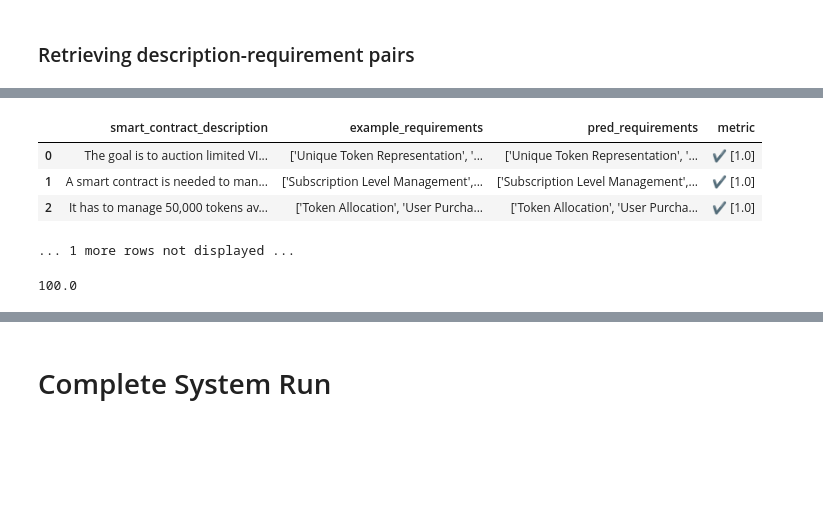
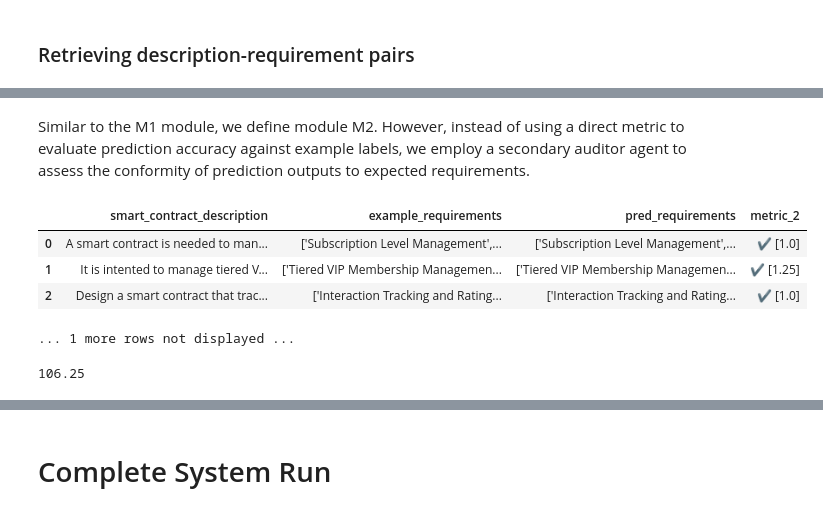
Before and after one commit to yago-mendoza/MaLB-SC-generation-module, a Jupyter notebook: sketches/RP_module/RP_dspy_module.ipynb, the cells around one changed output, grey strips where cells are left out. Drawn from its saved outputs; the diff is of its cells as text; code cells hidden in the pictures; blank space fills up the shorter version.

```diff
--- a/sketches/RP_module/RP_dspy_module.ipynb
+++ b/sketches/RP_module/RP_dspy_module.ipynb
@@ -151,2 +218,4 @@ DM.load('descriptions', 1).get(q=1)
+# %%
+TT_SPLIT = 2/5 # ratio test (vs train)
 # %% [markdown]
 # M1: Topic Validator
@@ -295 +369,16 @@ def split_for_train_test(test_size=2/5):
+# %%
+negative_label = 0
+positive_label = 1
+
+ot_descriptions = DM.load('descriptions', 0)
+sc_descriptions = DM.load('descriptions', 1).get(q=0)
+
+split_for_train_test = build_split_labeled_function(
+    negative_label,
+    positive_label,
+    ot_descriptions,
+    sc_descriptions
+)
+
+examples_for_training, examples_for_testing = split_for_train_test()
 # %%
@@ -408,57 +512,65 @@ examples_for_training, examples_for_testing = split_for_train_test(d)
+# %% [markdown]
+Similar to the M1 module, we define module M2. However, instead of using a direct metric to evaluate prediction accuracy against example labels, we employ a secondary auditor agent to assess the conformity of prediction outputs to expected requirements.
 # %%
-import pydantic
-from typing import List
-
-class ExtractRequirements(dspy.Signature):
+class infer_requirements(dspy.Signature):
     """Extract requirements from a Smart Contract Description"""
     smart_contract_description: str = dspy.InputField(desc="A description of a Smart Contract")
     requirements: List[str] = dspy.OutputField(desc="A list object with extracted requirements")
 
-class ExtractRequirementsModule(dspy.Module):
+class InferRequirements(dspy.Module):
     """A module to extract requirements from a Smart Contract Description"""
     def __init__(self):
         super().__init__()
-        self.generate_answer = dspy.functional.TypedPredictor(ExtractRequirements)
+        self.generate_answer = dspy.functional.TypedPredictor(infer_requirements)
 
     def forward(self, smart_contract_description: str) -> List[str]:
-        pred = self.generate_answer(smart_contract_description=smart_contract_description)
-        return pred # without the argument !!!
+        return self.generate_answer(smart_contract_description=smart_contract_description)
 
-
-class AssessBasedOnQuestion(dspy.Signature):
+class assess_based_on_question(dspy.Signature):
     "Provide Yes or No if the requirement is present in the list of requirements"
     given_requirement : str = dspy.InputField(desc="Requirement")
     list_of_requirements : List[str] = dspy.InputField(desc="List of requirements")
     boolean_assessment : bool = dspy.OutputField(desc="Boolean Yes or No")
 
-def metric(example, prediction, trace=None):
+def metric_2(example, prediction, trace=None):
+    # We use Agent Evaluation as metric.
     with dspy.context(
         lm=dspy.OpenAI(model="gpt-3.5-turbo", max_tokens=100, model_type='chat')
         ):
-        assessor = dspy.functional.TypedPredictor(AssessBasedOnQuestion)
+        assessor = dspy.functional.TypedPredictor(assess_based_on_question)
         ratio = 0
         for r in prediction.requirements:
             assessment = assessor(given_requirement=r, list_of_requirements=example.requirements)
             ratio += 1 if assessment else 0
 
     return ratio/len(example.requirements)
 
-from dspy.teleprompt import BootstrapFewShot
 config = dict(max_bootstrapped_demos=len(examples_for_training)) # max_labeled_demos=4
-teleprompter = BootstrapFewShot(metric=metric, **config)
-teleprompter.max_errors = 0
-M2_optimised = teleprompter.compile(ExtractRequirementsModule(), trainset=examples_for_training, valset=examples_for_testing)
-# It doesnt use 'valset' for training (run in Jupyter loads automatically even if changed)
+optimiser = teleprompt.BootstrapFewShot(
+    metric=metric_2,
+    max_errors=0,
+    **config
+    )
 
-from dspy.evaluate import Evaluate
-evaluate_program = Evaluate(metric=metric, devset=examples_for_testing,
-                            num_threads=1,
-                            display_progress=True, display_table=3)
-evaluate_program(M2_optimised)
+M2_InferRequirements_opt = optimiser.compile(
+    InferRequirements(),
+    trainset=examples_for_training,
+    valset=examples_for_testing
+    )
+
+evaluate_MOD = dspy.evaluate.Evaluate(
+    metric=metric_2,
+    devset=examples_for_testing,
+    num_threads=1,
+    display_progress=True,
+    display_table=3
+    )
+
+evaluate_MOD(M2_InferRequirements_opt)
 # %% [output]
-|  | smart_contract_description | example_requirements | pred_requirements | metric |
-| 0 | The goal is to auction limited VI... | ['Unique Token Representation', '... | ['Unique Token Representation', '... | ✔️ [1.0] |
-| 1 | A smart contract is needed to man... | ['Subscription Level Management',... | ['Subscription Level Management',... | ✔️ [1.0] |
-| 2 | It has to manage 50,000 tokens av... | ['Token Allocation', 'User Purcha... | ['Token Allocation', 'User Purcha... | ✔️ [1.0] |
+|  | smart_contract_description | example_requirements | pred_requirements | metric_2 |
+| 0 | A smart contract is needed to man... | ['Subscription Level Management',... | ['Subscription Level Management',... | ✔️ [1.0] |
+| 1 | It is intented to manage tiered V... | ['Tiered VIP Membership Managemen... | ['Tiered VIP Membership Managemen... | ✔️ [1.25] |
+| 2 | Design a smart contract that trac... | ['Interaction Tracking and Rating... | ['Interaction Tracking and Rating... | ✔️ [1.0] |
 ... 1 more rows not displayed ...
-100.0
+106.25
```
Also changed, not shown: parts of 53 cells of this notebook, 9 other files.
